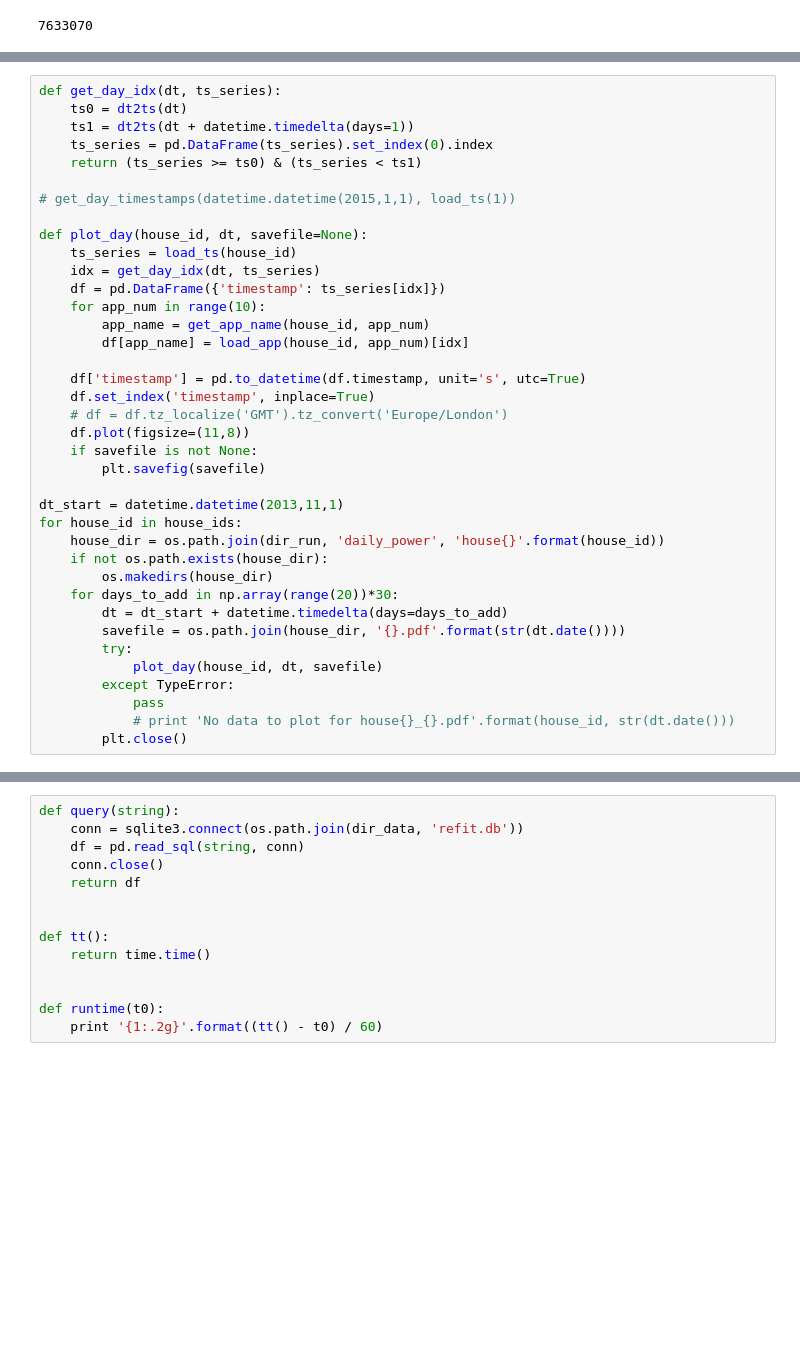
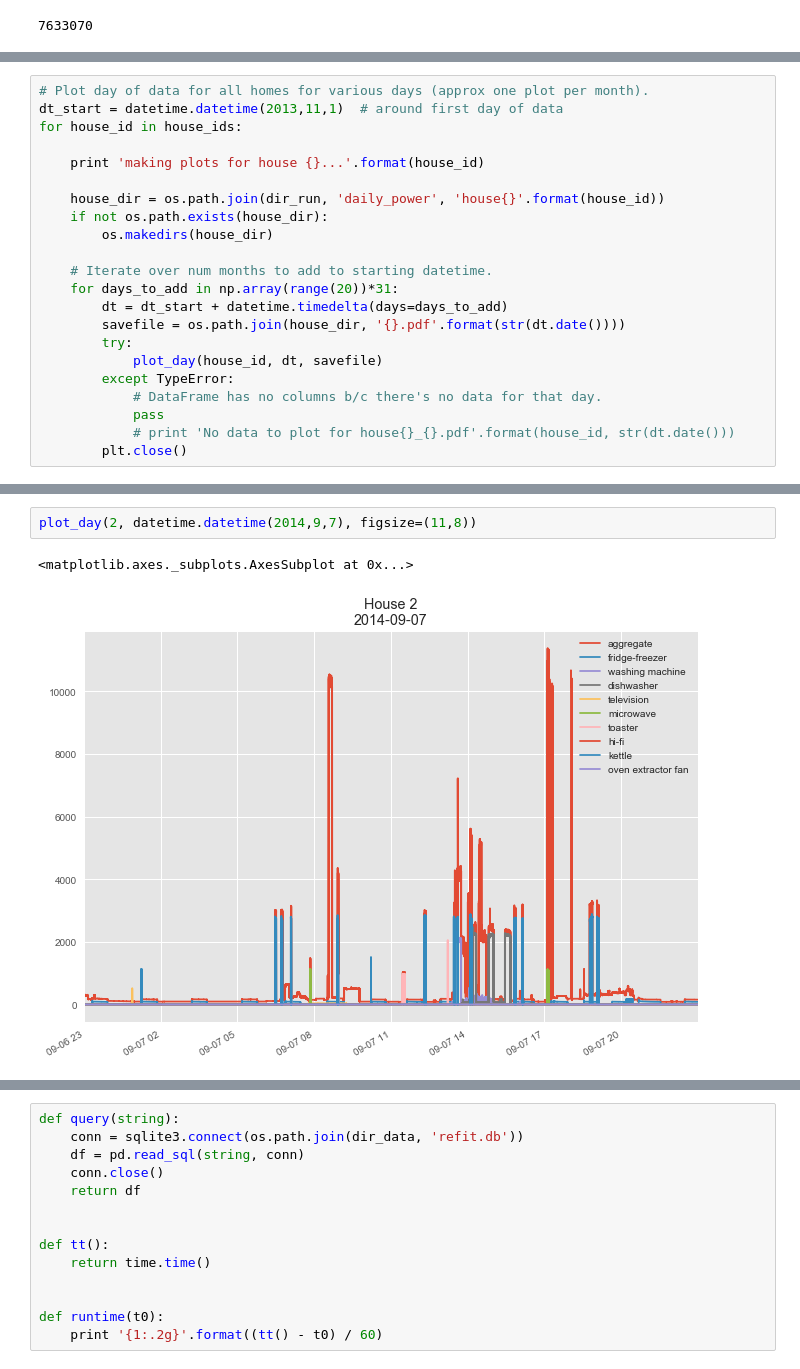
Before and after one commit to sipolac/thesis, a Jupyter notebook: py/Untitled.ipynb, the cells around one changed output, grey strips where cells are left out. Drawn from its saved outputs; the diff is of its cells as text; blank space fills up the shorter version.

Commit message:
Update code to summarize daily data

```diff
--- a/py/Untitled.ipynb
+++ b/py/Untitled.ipynb
@@ -129,38 +153,22 @@ get_house_app_tuples('washing machine')
 # %%
-def get_day_idx(dt, ts_series):
-    ts0 = dt2ts(dt)
-    ts1 = dt2ts(dt + datetime.timedelta(days=1))
-    ts_series = pd.DataFrame(ts_series).set_index(0).index
-    return (ts_series >= ts0) & (ts_series < ts1)
+# Plot day of data for all homes for various days (approx one plot per month).
+dt_start = datetime.datetime(2013,11,1)  # around first day of data
+for house_id in house_ids:
 
-# get_day_timestamps(datetime.datetime(2015,1,1), load_ts(1))
+    print 'making plots for house {}...'.format(house_id)
 
-def plot_day(house_id, dt, savefile=None):
-    ts_series = load_ts(house_id)
-    idx = get_day_idx(dt, ts_series)
-    df = pd.DataFrame({'timestamp': ts_series[idx]})
-    for app_num in range(10):
-        app_name = get_app_name(house_id, app_num)
-        df[app_name] = load_app(house_id, app_num)[idx]
-
-    df['timestamp'] = pd.to_datetime(df.timestamp, unit='s', utc=True)
-    df.set_index('timestamp', inplace=True)
-    # df = df.tz_localize('GMT').tz_convert('Europe/London')
-    df.plot(figsize=(11,8))
-    if savefile is not None:
-        plt.savefig(savefile)
-
-dt_start = datetime.datetime(2013,11,1)
-for house_id in house_ids:
     house_dir = os.path.join(dir_run, 'daily_power', 'house{}'.format(house_id))
     if not os.path.exists(house_dir):
         os.makedirs(house_dir)
-    for days_to_add in np.array(range(20))*30:
+
+    # Iterate over num months to add to starting datetime.
+    for days_to_add in np.array(range(20))*31:
         dt = dt_start + datetime.timedelta(days=days_to_add)
         savefile = os.path.join(house_dir, '{}.pdf'.format(str(dt.date())))
         try:
             plot_day(house_id, dt, savefile)
         except TypeError:
+            # DataFrame has no columns b/c there's no data for that day.
             pass
             # print 'No data to plot for house{}_{}.pdf'.format(house_id, str(dt.date()))
         plt.close()
@@ -192,0 +323,5 @@ array([  0,  15,  30,  45,  60,  75,  90, 105, 120, 135, 150, 165, 180,
+# %%
+plot_day(2, datetime.datetime(2014,9,7), figsize=(11,8))
+# %% [output]
+<matplotlib.axes._subplots.AxesSubplot at 0x...>
+[figure, added]
```
Also changed, not shown: parts of 23 cells of this notebook, 1 other file.
